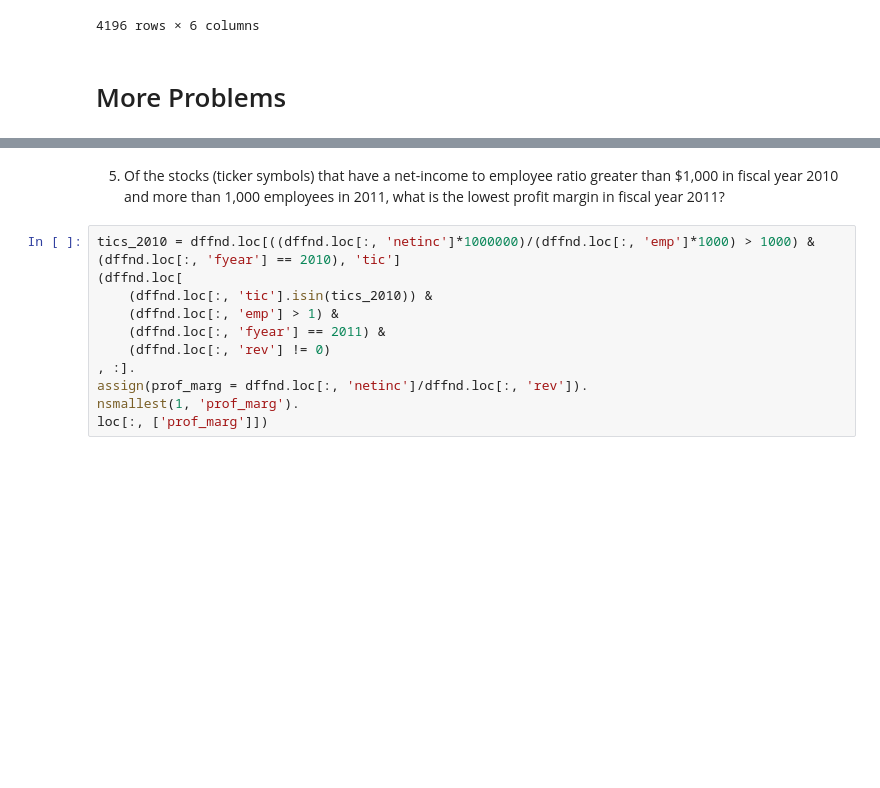
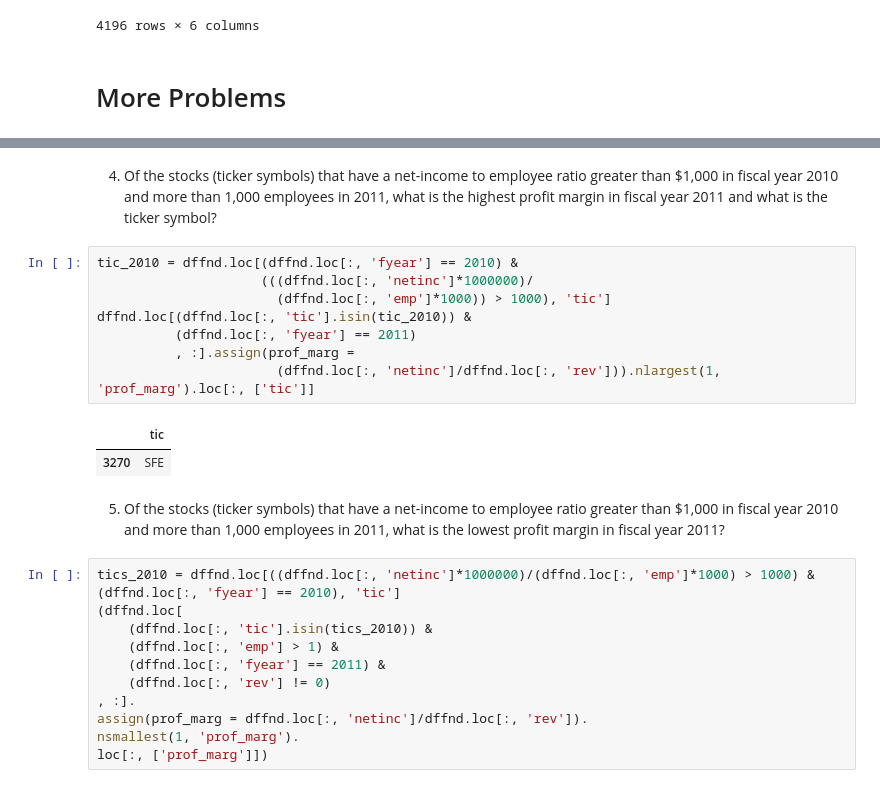
Before and after one commit to anitarestrepo16/databases_class_pandas, a Jupyter notebook: HW3/HW3.ipynb, the cells around one changed output, grey strips where cells are left out. Cells and saved outputs as stored; diff of their text form; blank space fills up the shorter version.

```diff
--- a/HW3/HW3.ipynb
+++ b/HW3/HW3.ipynb
@@ -320,3 +380,16 @@ temp
+# %% [markdown]
+4. Of the stocks (ticker symbols) that have a net-income to employee ratio greater than $1,000 in fiscal year 2010 and more than 1,000 employees in 2011, what is the highest profit margin in fiscal year 2011 and what is the ticker symbol?
+# %%
+tic_2010 = dffnd.loc[(dffnd.loc[:, 'fyear'] == 2010) &
+                     (((dffnd.loc[:, 'netinc']*1000000)/
+                       (dffnd.loc[:, 'emp']*1000)) > 1000), 'tic']
+dffnd.loc[(dffnd.loc[:, 'tic'].isin(tic_2010)) &
+          (dffnd.loc[:, 'fyear'] == 2011)
+          , :].assign(prof_marg =
+                       (dffnd.loc[:, 'netinc']/dffnd.loc[:, 'rev'])).nlargest(1, 'prof_marg').loc[:, ['tic']]
+# %% [output]
+|  | tic |
+| 3270 | SFE |
 # %% [markdown]
 5. Of the stocks (ticker symbols) that have a net-income to employee ratio greater than $1,000 in fiscal year 2010 and more than 1,000 employees in 2011, what is the lowest profit margin in fiscal year 2011?
 # %%
```
Also changed, not shown: parts of 6 cells of this notebook.
